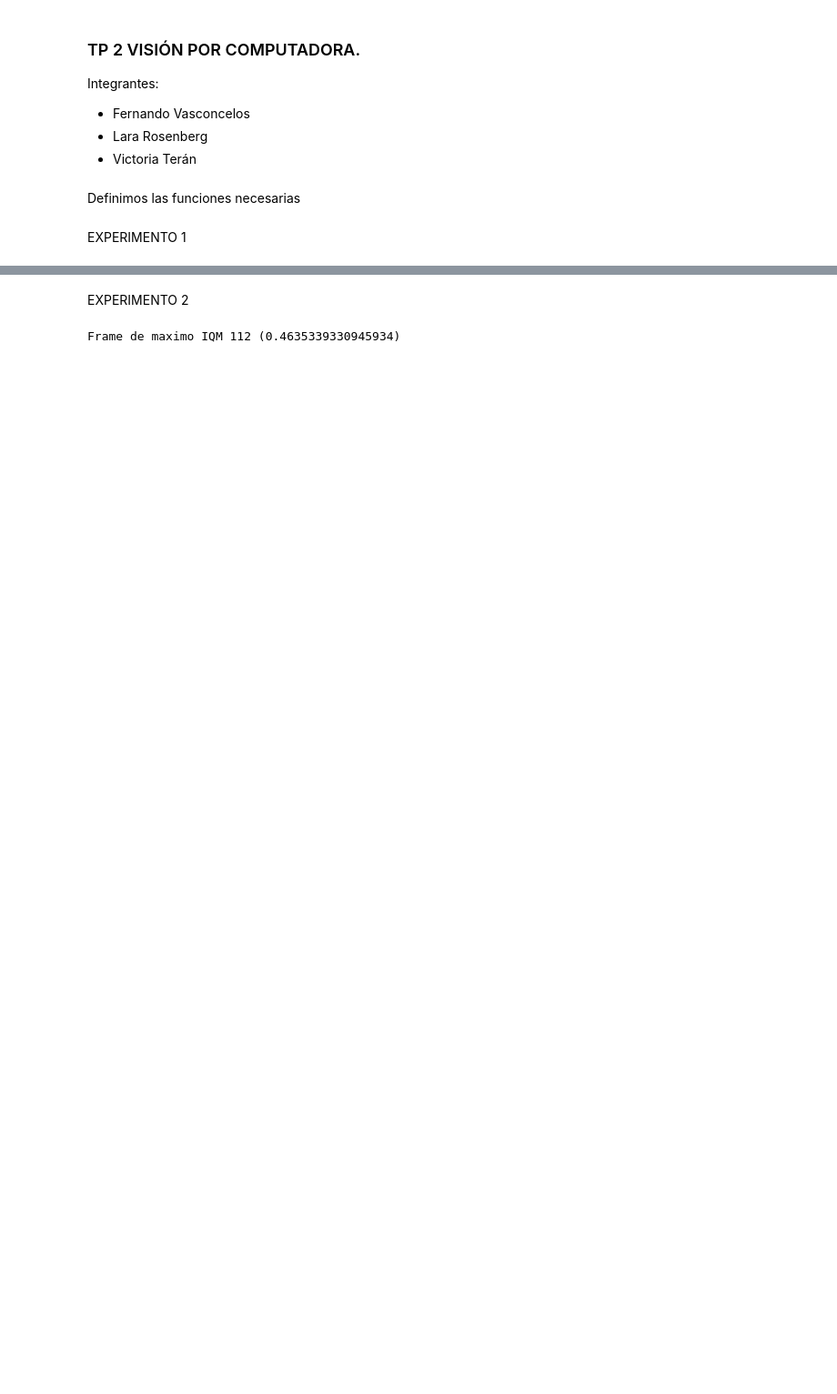
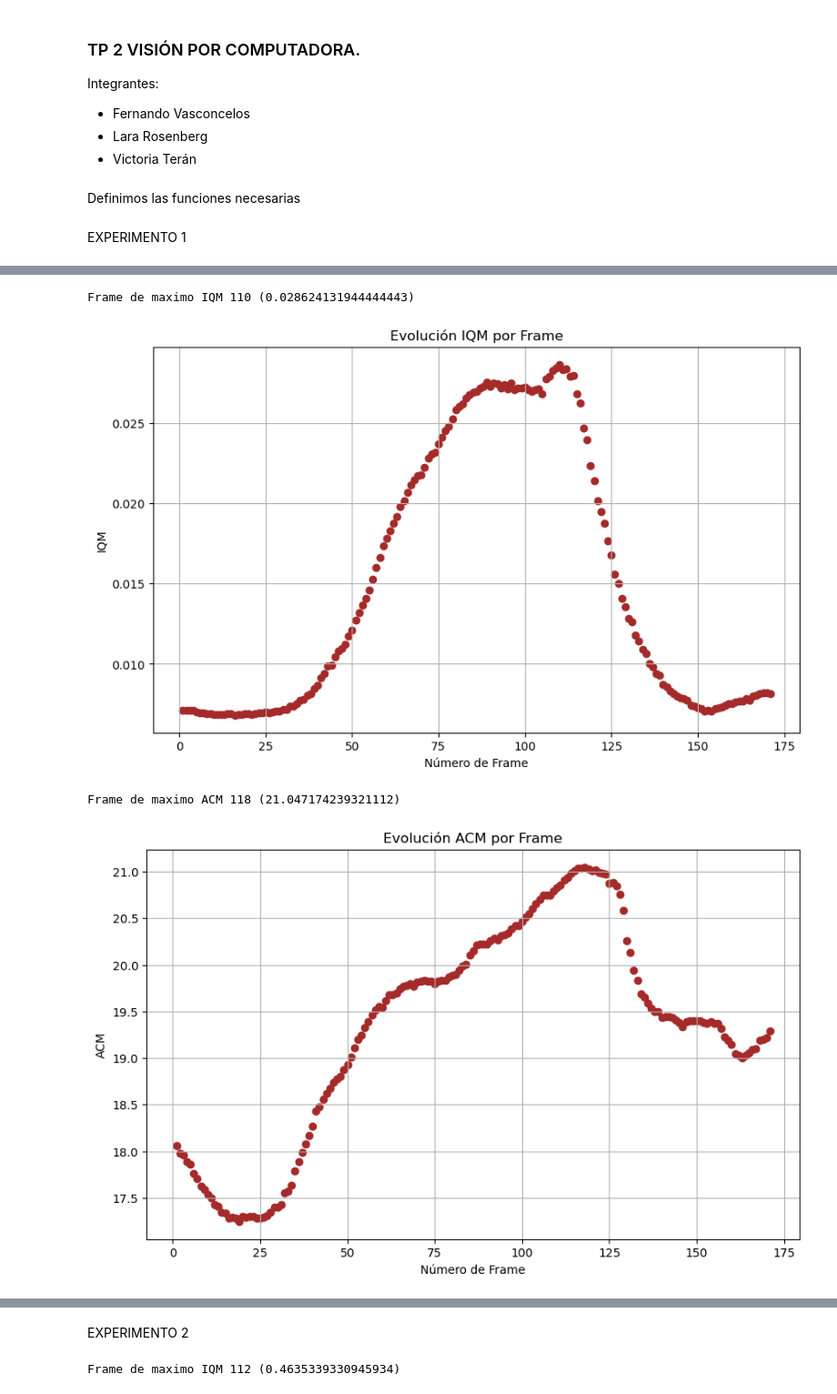
Before and after one commit to vasconcelosfer/ComputerVision, a Jupyter notebook: TP2_ENTREGA.ipynb, the cells around one changed output, grey strips where cells are left out. Shown at 91% size. Drawn from its saved outputs; the diff is of its cells as text; code cells hidden in the pictures; blank space fills up the shorter version.

```diff
--- a/TP2_ENTREGA.ipynb
+++ b/TP2_ENTREGA.ipynb
@@ -144,3 +286,48 @@ Valor IQM 0.028624131944444443
+# %%
+def procesar_video_completo(video_path, metric = calcular_iqm, name_metric = 'IQM'):
+    captura_video = cv2.VideoCapture(video_path)
+    iqm_lista = []
+    frame_numeros = []
+
+    if not captura_video.isOpened():
+        print("Error al abrir el archivo de video")
+        return
+
+    while True:
+        ret, frame = captura_video.read()
+        if not ret:
+            break  # Si no hay más frames, salir del bucle
+
+        frame_gris = cv2.cvtColor(frame, cv2.COLOR_BGR2GRAY)
+
+        # Calcular IQM
+        iqm = metric(frame_gris)
+        iqm_lista.append(iqm)
+        frame_numeros.append(int(captura_video.get(cv2.CAP_PROP_POS_FRAMES)))
+        if iqm >= max(iqm_lista):
+            max_iqm_frame= int(captura_video.get(cv2.CAP_PROP_POS_FRAMES))
+
+    print(f'Frame de maximo {name_metric} {max_iqm_frame} ({max(iqm_lista)})' )
+    captura_video.release()
+
+    # Graficar los resultados
+    plt.figure(figsize=(10, 6))
+    plt.scatter(frame_numeros, iqm_lista, color='brown', marker='o')
+
+    # Etiquetas y título
+    plt.xlabel('Número de Frame')
+    plt.ylabel(f'{name_metric}')
+    plt.title(f'Evolución {name_metric} por Frame')
+    plt.grid(True)
+    plt.show()
+
+procesar_video_completo(video_path,metric=calcular_iqm, name_metric = 'IQM')
+procesar_video_completo(video_path,metric=calcular_acm, name_metric = 'ACM')
+# %% [output]
+Frame de maximo IQM 110 (0.028624131944444443)
+[figure, added]
+Frame de maximo ACM 118 (21.047174239321112)
+[figure, added]
 # %%
 def procesar_video_completo(video_path, metric = calcular_iqm, name_metric = 'IQM'):
     captura_video = cv2.VideoCapture(video_path)
```
Also changed, not shown: parts of 23 cells of this notebook, 1 other file.
